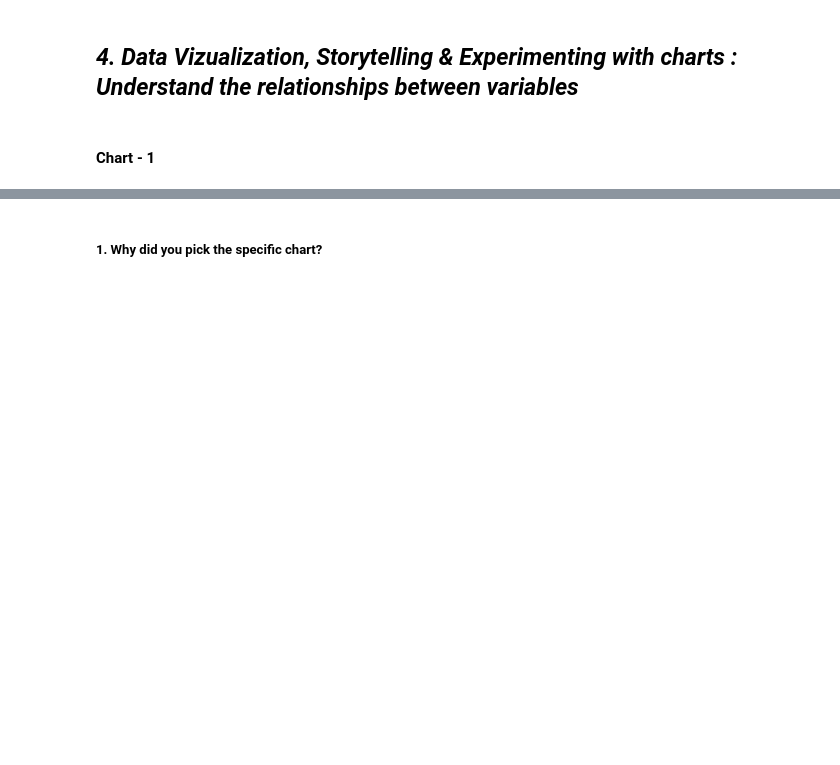
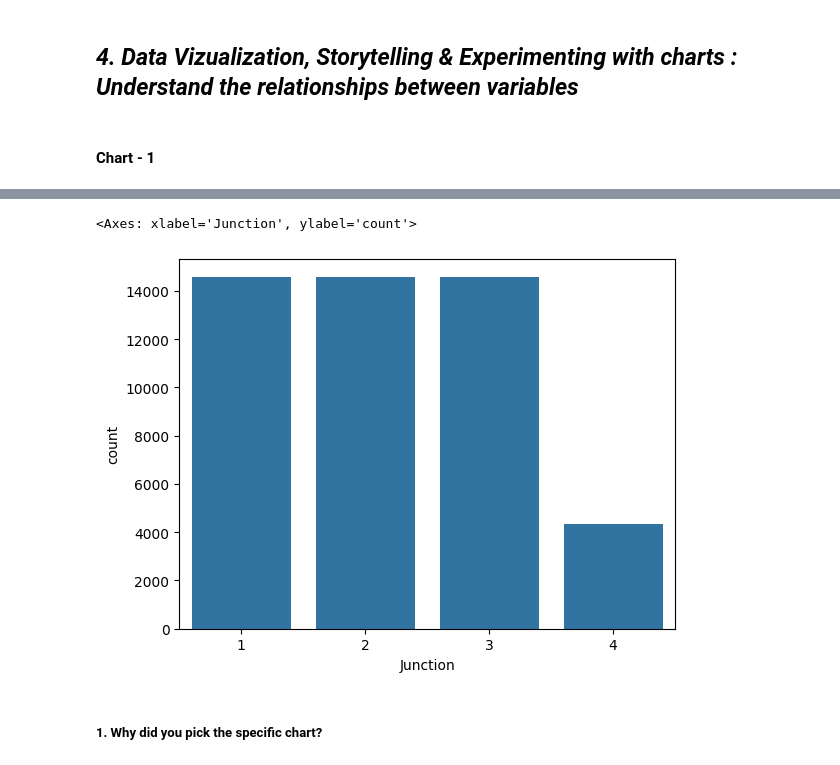
Before and after one commit to Mostaqul143/Upskill-Campas, a Jupyter notebook: Traffic Prediction.ipynb, the cells around one changed output, grey strips where cells are left out. Cells and saved outputs as stored; diff of their text form; code cells hidden in the pictures; blank space fills up the shorter version.

```diff
--- a/Traffic Prediction.ipynb
+++ b/Traffic Prediction.ipynb
@@ -236,0 +242,5 @@ No. of unique values in  ID is 48120 .
+# %%
+# Convert 'DateTime' column to datetime type with specified format
+
+train_df['DateTime'] = pd.to_datetime(train_df['DateTime'], format='%d-%m-%Y %H.%M')
+test_df["DateTime"]=pd.to_datetime(test_df["DateTime"])
@@ -236,0 +274,5 @@ No. of unique values in  ID is 48120 .
+# %%
+train_df["Day"]= train_df["DateTime"].dt.strftime("%A")
+train_df['Month'] = train_df['DateTime'].dt.month
+train_df['Year'] = train_df['DateTime'].dt.year
+train_df["Hour"] = train_df["DateTime"].dt.hour
@@ -245,5 +311,10 @@ Answer Here.
 # %%
 # Chart - 1 visualization code
+
+sns.countplot(data=train_df,x=train_df["Junction"])
+# %% [output]
+<Axes: xlabel='Junction', ylabel='count'>
+[figure, added]
 # %% [markdown]
 ##### 1. Why did you pick the specific chart?
 # %% [markdown]
```
Also changed, not shown: parts of 8 cells of this notebook.
